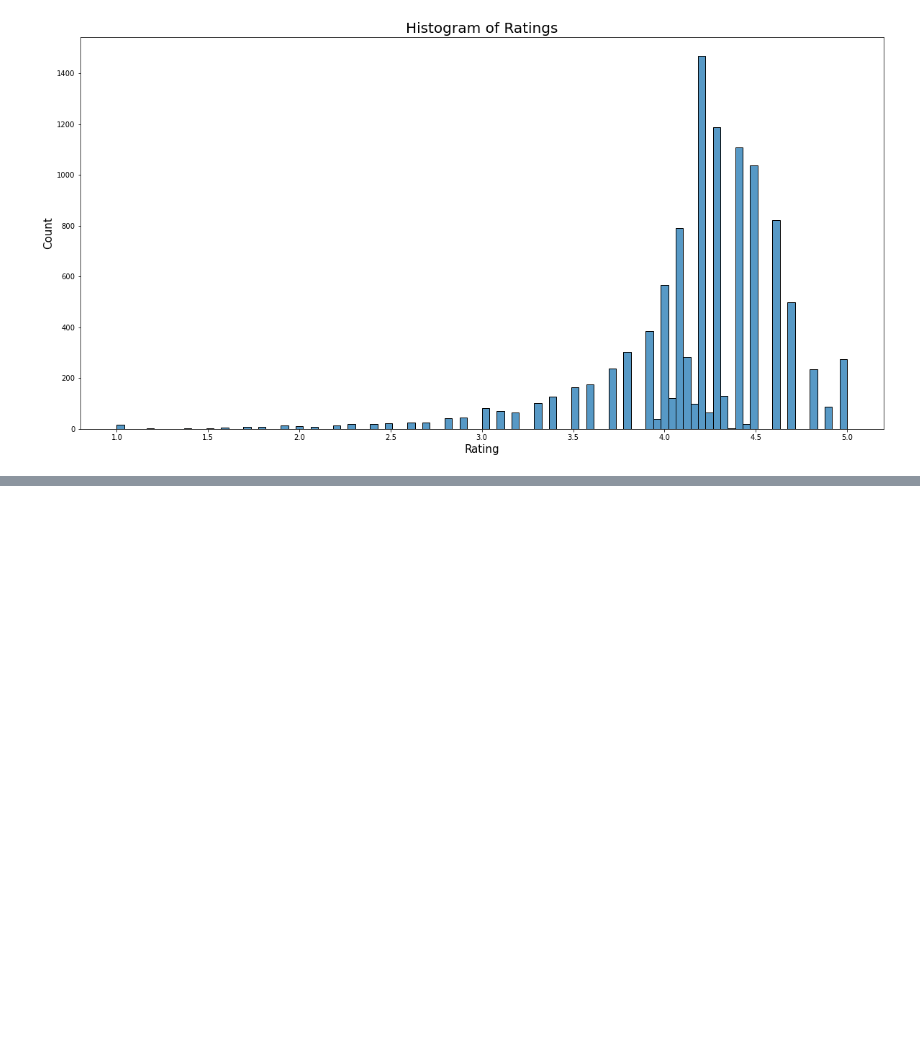
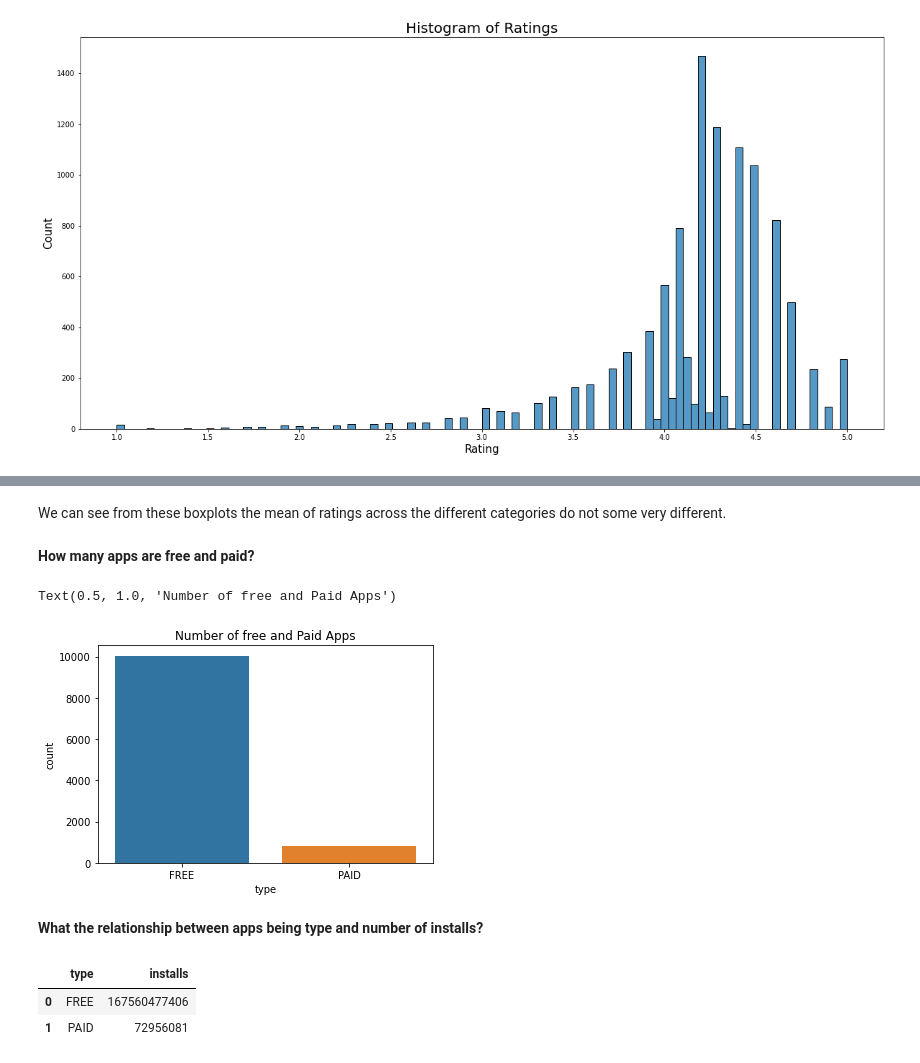
Before and after one commit to Rosiee0312/Google_Play_Store, a Jupyter notebook: Data_cleaning_EDA.ipynb, the cells around one changed output, grey strips where cells are left out. Drawn from its saved outputs; the diff is of its cells as text; code cells hidden in the pictures; blank space fills up the shorter version.

```diff
--- a/Data_cleaning_EDA.ipynb
+++ b/Data_cleaning_EDA.ipynb
@@ -372,0 +467,12 @@ plt.show()
+# %% [markdown]
+We can see from these boxplots the mean of ratings across the different categories do not some very different.
+# %% [markdown]
+__How many apps are free and paid?__
+# %%
+sns.countplot(data=df, x='type')
+plt.title('Number of free and Paid Apps')
+# %% [output]
+Text(0.5, 1.0, 'Number of free and Paid Apps')
+[figure, added]
+# %% [markdown]
+__What the relationship between apps being type and number of installs?__
@@ -372,0 +481,6 @@ plt.show()
+# %%
+type_ins
+# %% [output]
+|  | type | installs |
+| 0 | FREE | 167560477406 |
+| 1 | PAID | 72956081 |
```
Also changed, not shown: parts of 27 cells of this notebook.
